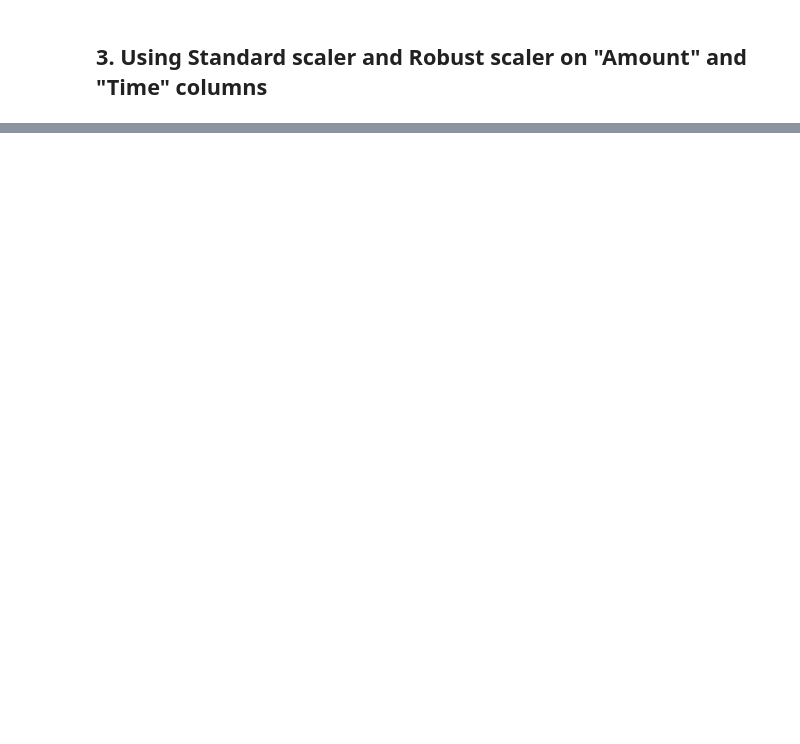
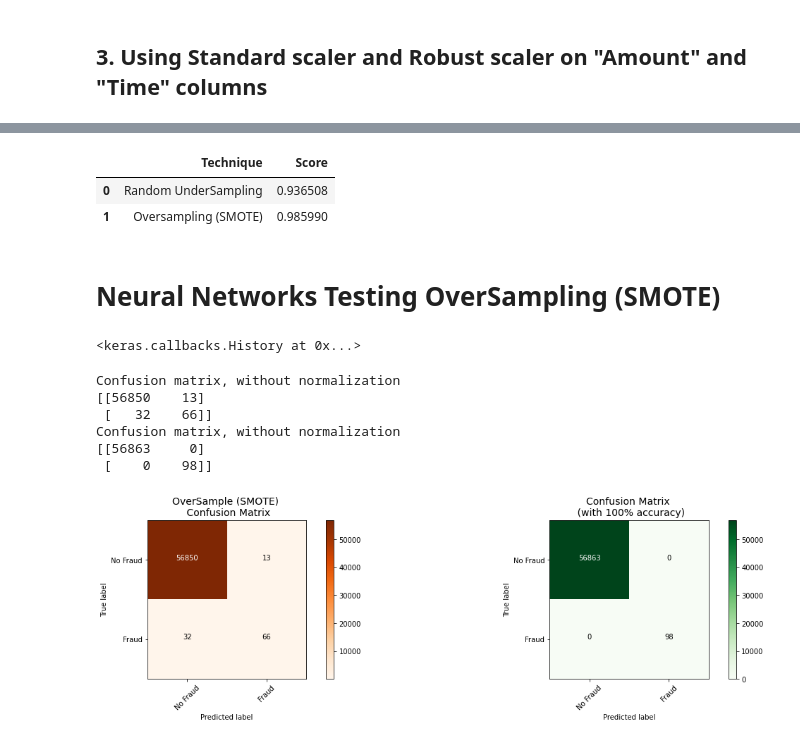
Before and after one commit to chloe-dg/credit_card_fraud_detection, a Jupyter notebook: credit_card_fraud_detection.ipynb, the cells around one changed output, grey strips where cells are left out. Saved outputs shown, nothing was run; the diff lists cells and outputs as text; code cells hidden in the pictures; blank space fills up the shorter version.

```diff
--- a/credit_card_fraud_detection.ipynb
+++ b/credit_card_fraud_detection.ipynb
@@ -565,0 +480,31 @@ final_df
+# %%
+# Final Score in the test set of logistic regression
+from sklearn.metrics import accuracy_score
+
+# Logistic Regression with Under-Sampling
+y_pred = log_reg.predict(X_test)
+undersample_score = accuracy_score(y_test, y_pred)
+
+
+
+# Logistic Regression with SMOTE Technique (Better accuracy with SMOTE t)
+y_pred_sm = best_est.predict(original_Xtest)
+oversample_score = accuracy_score(original_ytest, y_pred_sm)
+
+
+d = {'Technique': ['Random UnderSampling', 'Oversampling (SMOTE)'], 'Score': [undersample_score, oversample_score]}
+final_df = pd.DataFrame(data=d)
+
+# Move column
+score = final_df['Score']
+final_df.drop('Score', axis=1, inplace=True)
+final_df.insert(1, 'Score', score)
+
+# Note how high is accuracy score it can be misleading!
+final_df
+# %% [output]
+|  | Technique | Score |
+| 0 | Random UnderSampling | 0.936508 |
+| 1 | Oversampling (SMOTE) | 0.985990 |
+# %% [markdown]
+# Neural Networks Testing OverSampling (SMOTE)
@@ -565,0 +519,15 @@ final_df
+# %%
+n_inputs = Xsm_train.shape[1]
+
+oversample_model = Sequential([
+    Dense(n_inputs, input_shape=(n_inputs, ), activation='relu'),
+    Dense(32, activation='relu'),
+    Dense(2, activation='softmax')
+])
+# %%
+opt = tf.keras.optimizers.Adam(learning_rate=0.001)
+oversample_model.compile(opt, loss='sparse_categorical_crossentropy', metrics=['accuracy'])
+# %%
+oversample_model.fit(Xsm_train, ysm_train, validation_split=0.2, batch_size=300, epochs=20, shuffle=True, verbose=0)
+# %% [output]
+<keras.callbacks.History at 0x...>
@@ -565,0 +536,4 @@ final_df
+# %%
+# oversample_fraud_predictions = oversample_model.predict_classes(original_Xtest, batch_size=200, verbose=0)
+
+oversample_fraud_predictions = (oversample_model.predict(original_Xtest) > 0.5).astype("int32")[:,1]
@@ -565,0 +577,20 @@ final_df
+# %%
+oversample_smote = confusion_matrix(original_ytest, oversample_fraud_predictions)
+actual_cm = confusion_matrix(original_ytest, original_ytest)
+labels = ['No Fraud', 'Fraud']
+
+fig = plt.figure(figsize=(16,8))
+
+fig.add_subplot(221)
+plot_confusion_matrix(oversample_smote, labels, title="OverSample (SMOTE) \n Confusion Matrix", cmap=plt.cm.Oranges)
+
+fig.add_subplot(222)
+plot_confusion_matrix(actual_cm, labels, title="Confusion Matrix \n (with 100% accuracy)", cmap=plt.cm.Greens)
+# %% [output]
+Confusion matrix, without normalization
+[[56850    13]
+ [   32    66]]
+Confusion matrix, without normalization
+[[56863     0]
+ [    0    98]]
+[figure, added]
```
Also changed, not shown: parts of 69 cells of this notebook.
